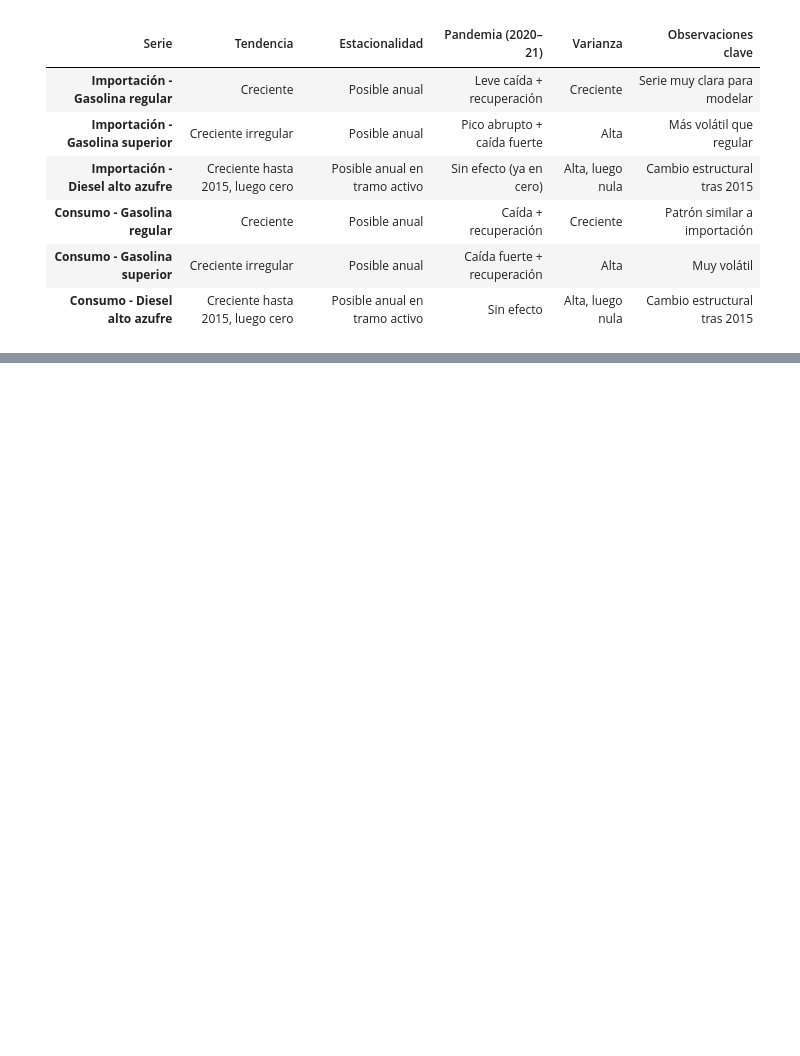
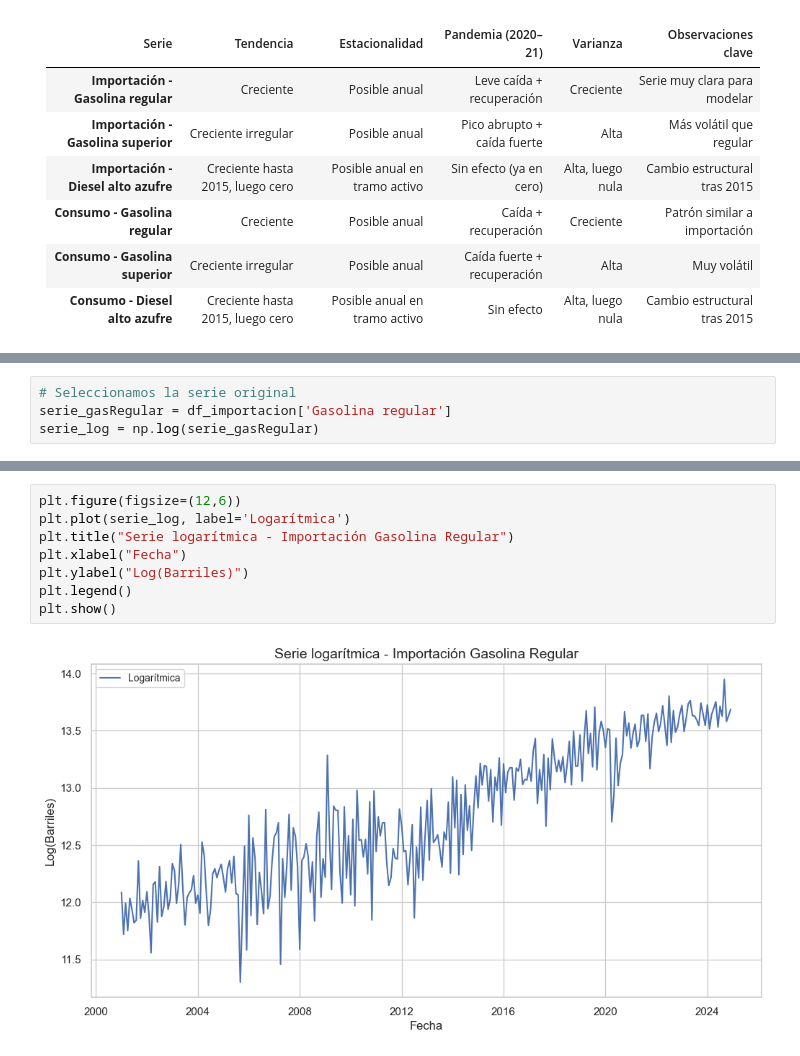
Before and after one commit to DiegoLinares11/Lab1-Data-Science, a Jupyter notebook: analisis.ipynb, the cells around one changed output, grey strips where cells are left out. Saved outputs shown, nothing was run; the diff lists cells and outputs as text; blank space fills up the shorter version.

```diff
--- a/analisis.ipynb
+++ b/analisis.ipynb
@@ -393,0 +405,4 @@ Evolucion por año
+# %%
+# Seleccionamos la serie original
+serie_gasRegular = df_importacion['Gasolina regular']
+serie_log = np.log(serie_gasRegular)
@@ -393,0 +414,10 @@ Evolucion por año
+# %%
+plt.figure(figsize=(12,6))
+plt.plot(serie_log, label='Logarítmica')
+plt.title("Serie logarítmica - Importación Gasolina Regular")
+plt.xlabel("Fecha")
+plt.ylabel("Log(Barriles)")
+plt.legend()
+plt.show()
+# %% [output]
+[figure, added]
```
Also changed, not shown: parts of 56 cells of this notebook.
